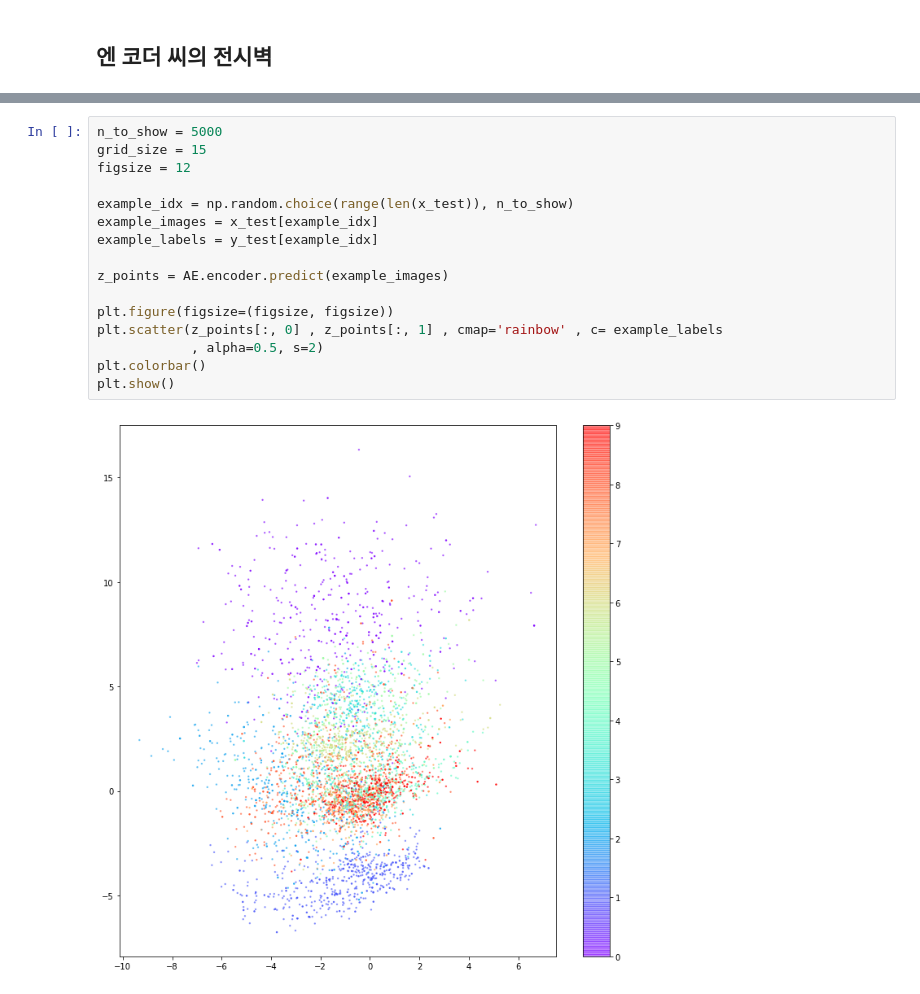
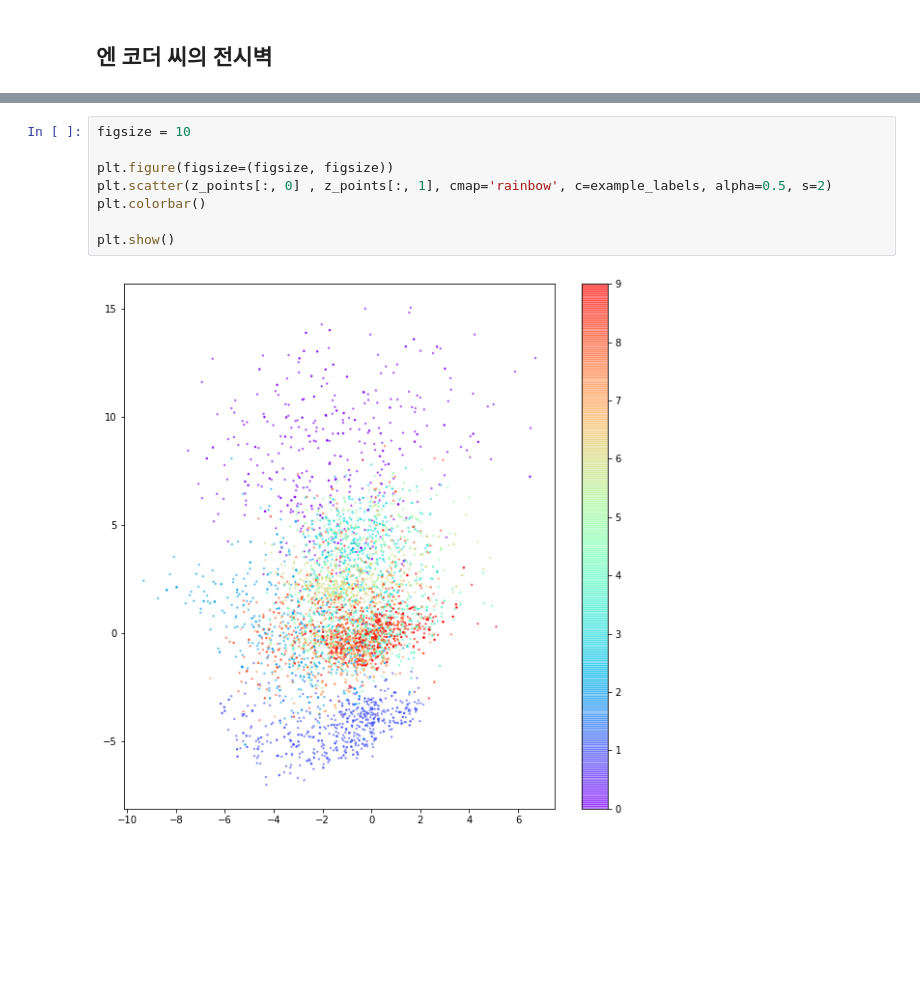
Before and after one commit to yuchanmo/GDL_code, a Jupyter notebook: 03_02_autoencoder_analysis.ipynb, the cells around one changed output, grey strips where cells are left out. Cells and saved outputs as stored; diff of their text form; blank space fills up the shorter version.

```diff
--- a/03_02_autoencoder_analysis.ipynb
+++ b/03_02_autoencoder_analysis.ipynb
@@ -118,18 +121,10 @@ for i in range(grid_size*grid_depth):
 # %%
-n_to_show = 5000
-grid_size = 15
-figsize = 12
-
-example_idx = np.random.choice(range(len(x_test)), n_to_show)
-example_images = x_test[example_idx]
-example_labels = y_test[example_idx]
-
-z_points = AE.encoder.predict(example_images)
+figsize = 10
 
 plt.figure(figsize=(figsize, figsize))
-plt.scatter(z_points[:, 0] , z_points[:, 1] , cmap='rainbow' , c= example_labels
-            , alpha=0.5, s=2)
+plt.scatter(z_points[:, 0] , z_points[:, 1], cmap='rainbow', c=example_labels, alpha=0.5, s=2)
 plt.colorbar()
+
 plt.show()
 # %% [output]
-[figure, old version]
+[figure, new version]
```
Also changed, not shown: parts of 6 cells of this notebook, 3 other files.
